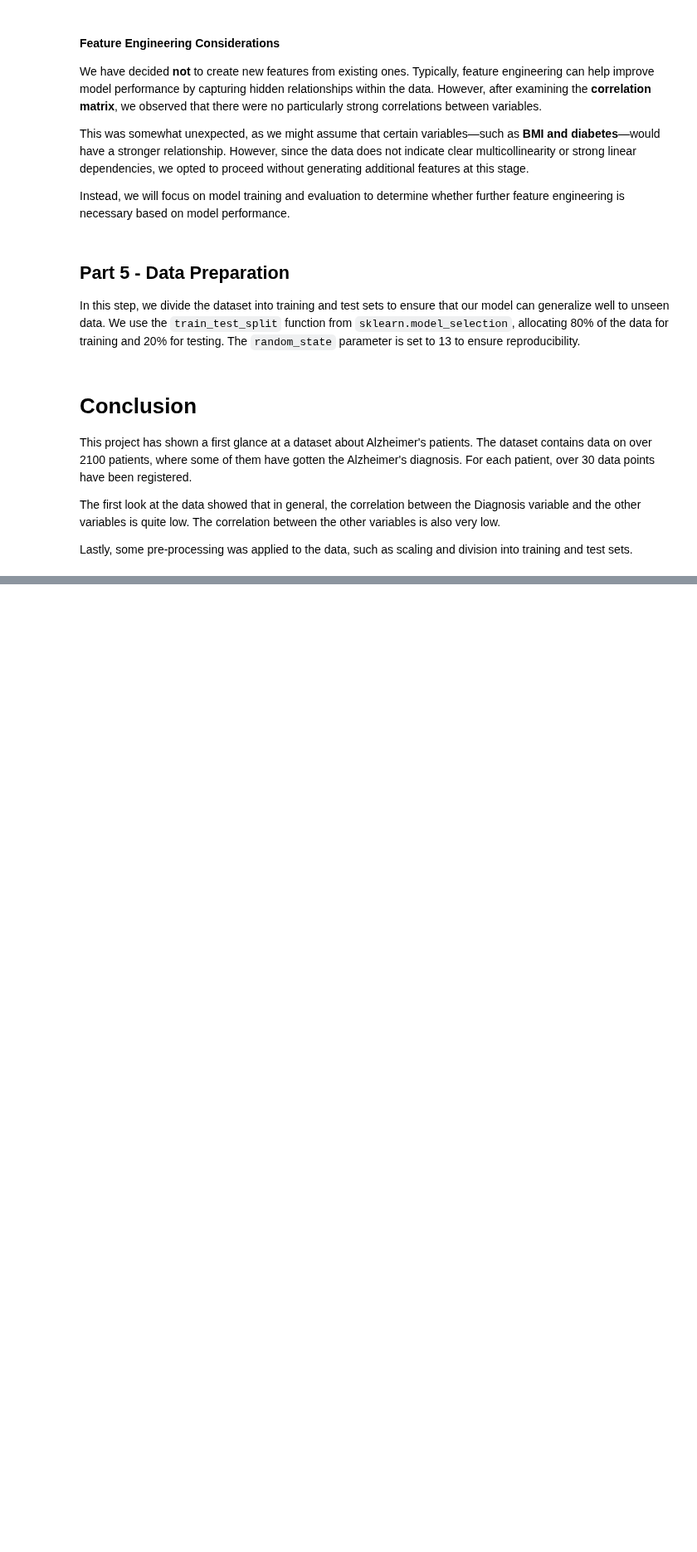
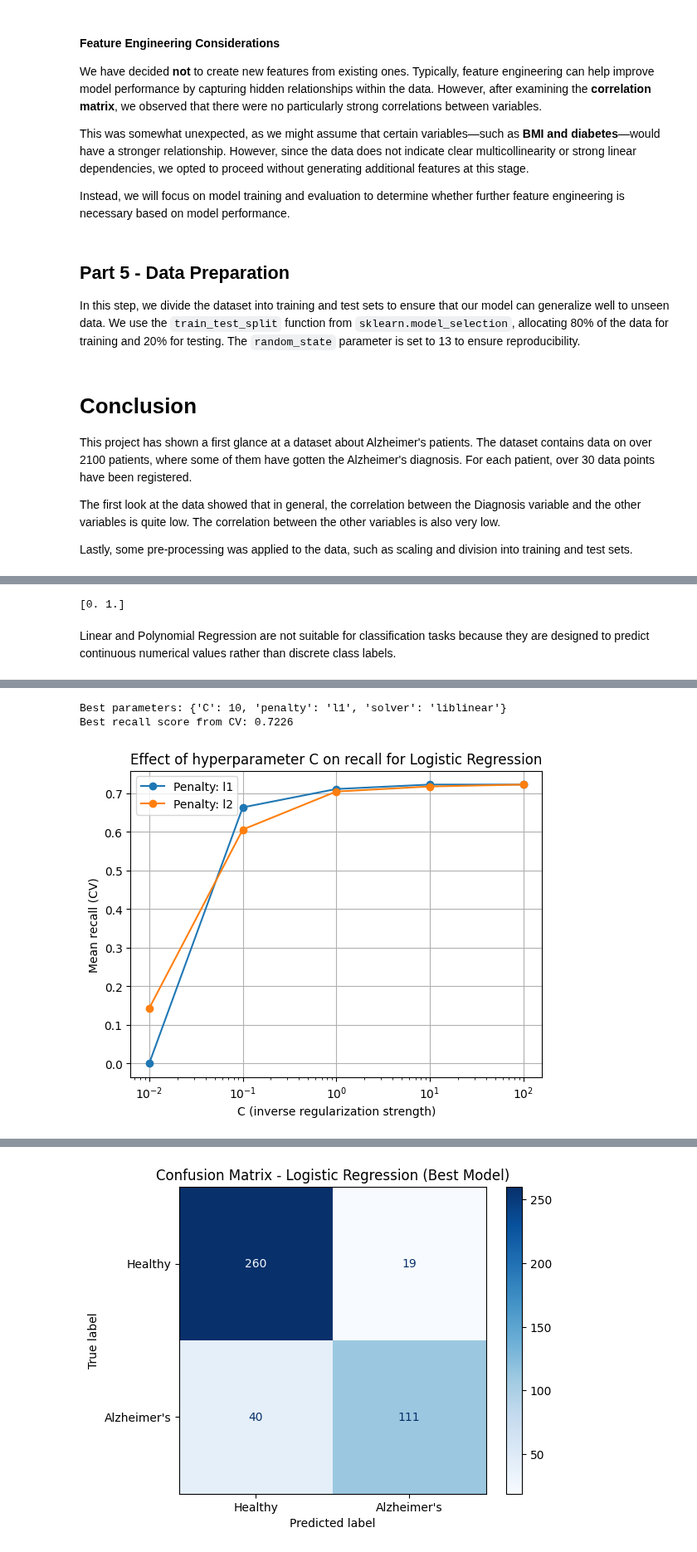
Before and after one commit to treite/classificationGroupwork, a Jupyter notebook: groupProject.ipynb, the cells around one changed output, grey strips where cells are left out. Shown at 83% size. Drawn from its saved outputs; the diff is of its cells as text; code cells hidden in the pictures; blank space fills up the shorter version.

```diff
--- a/groupProject.ipynb
+++ b/groupProject.ipynb
@@ -297,0 +304,75 @@ Lastly, some pre-processing was applied to the data, such as scaling and divisio
+# %%
+print(y.unique())
+# %% [output]
+[0. 1.]
+# %% [markdown]
+Linear and Polynomial Regression are not suitable for classification tasks because they are designed to predict continuous numerical values rather than discrete class labels.
+# %%
+from sklearn.linear_model import LogisticRegression
+from sklearn.metrics import (
+    accuracy_score,
+    classification_report,
+    confusion_matrix,
+    ConfusionMatrixDisplay,
+    recall_score
+)
+from sklearn.model_selection import GridSearchCV
+import matplotlib.pyplot as plt
+import pandas as pd
+import numpy as np
+
+# 1. Spesifiser hyperparametere som skal tunes for Logistic Regression
+# Her fokuserer vi på 'C' (regulariseringsstyrke) og 'penalty' (L1 vs L2 regularisering)
+param_grid = {
+    'C': [0.01, 0.1, 1, 10, 100],
+    'penalty': ['l1', 'l2'],
+    'solver': ['liblinear']  # liblinear støtter både l1 og l2
+}
+
+# 2. Sett opp modellen og GridSearch med recall som scoring (siden recall er prioritert)
+logreg = LogisticRegression(max_iter=1000)
+grid_search = GridSearchCV(logreg, param_grid, scoring='recall', cv=5, n_jobs=-1)
+
+# 3. Tren modellen med grid search
+grid_search.fit(X_train, y_train)
+
+print("Best parameters:", grid_search.best_params_)
+print(f"Best recall score from CV: {grid_search.best_score_:.4f}")
+
+# 4. Analyser alternative hyperparameter-verdier
+results = pd.DataFrame(grid_search.cv_results_)
+
+# Plot effekt av C for hver penalty-type
+for penalty in param_grid['penalty']:
+    subset = results[results['param_penalty'] == penalty]
+    plt.plot(subset['param_C'], subset['mean_test_score'], marker='o', label=f'Penalty: {penalty}')
+
+plt.xscale('log')
+plt.xlabel('C (inverse regularization strength)')
+plt.ylabel('Mean recall (CV)')
+plt.title('Effect of hyperparameter C on recall for Logistic Regression')
+plt.legend()
+plt.grid(True)
+plt.show()
+
+# 5. Evaluer den beste modellen på testsettet
+best_logreg = grid_search.best_estimator_
+y_pred = best_logreg.predict(X_test)
+
+accuracy = accuracy_score(y_test, y_pred)
+recall = recall_score(y_test, y_pred)
+cm = confusion_matrix(y_test, y_pred)
+report = classification_report(y_test, y_pred, target_names=["Healthy (0)", "Alzheimer's (1)"])
+
+print(f"\nTest set Accuracy: {accuracy:.4f}")
+print(f"Test set Recall: {recall:.4f}")
+print("Confusion Matrix:")
+print(cm)
+print("\nClassification Report:")
+print(report)
+
+disp = ConfusionMatrixDisplay(confusion_matrix=cm, display_labels=["Healthy", "Alzheimer's"])
+disp.plot(cmap=plt.cm.Blues)
+plt.title("Confusion Matrix - Logistic Regression (Best Model)")
+plt.show()
+# %% [output]
@@ -297,0 +396,3 @@ Lastly, some pre-processing was applied to the data, such as scaling and divisio
+Best parameters: {'C': 10, 'penalty': 'l1', 'solver': 'liblinear'}
+Best recall score from CV: 0.7226
+[figure, added]
@@ -297,0 +414 @@ Lastly, some pre-processing was applied to the data, such as scaling and divisio
+[figure, added]
```
Also changed, not shown: parts of 14 cells of this notebook.
